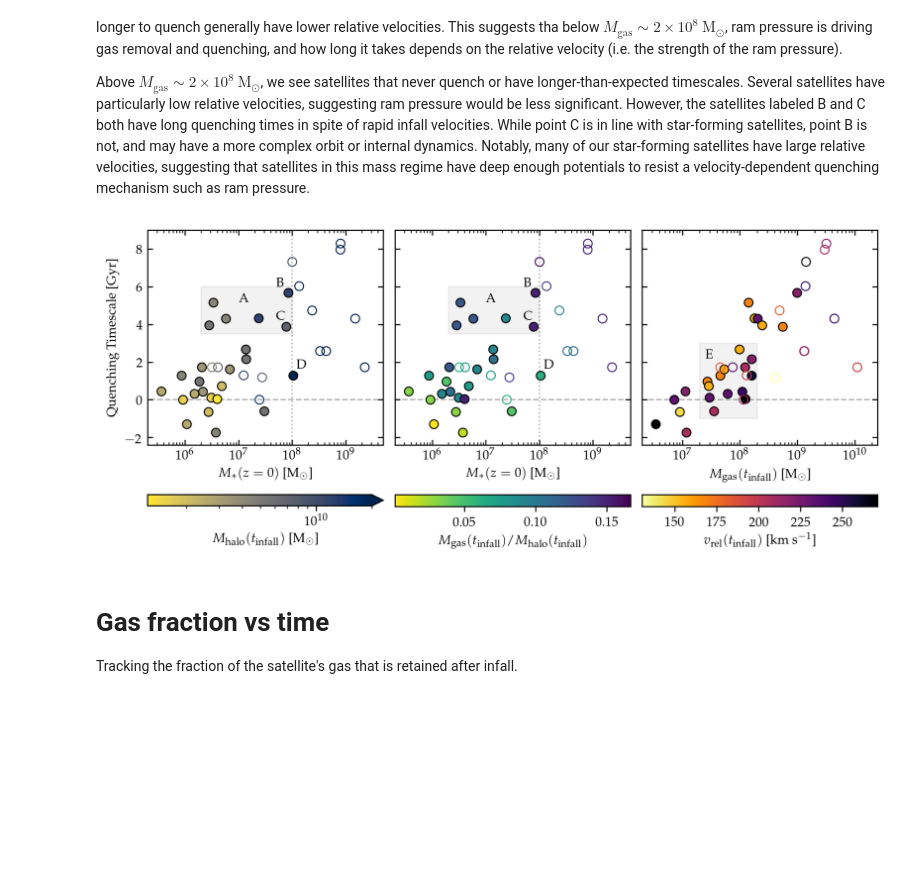
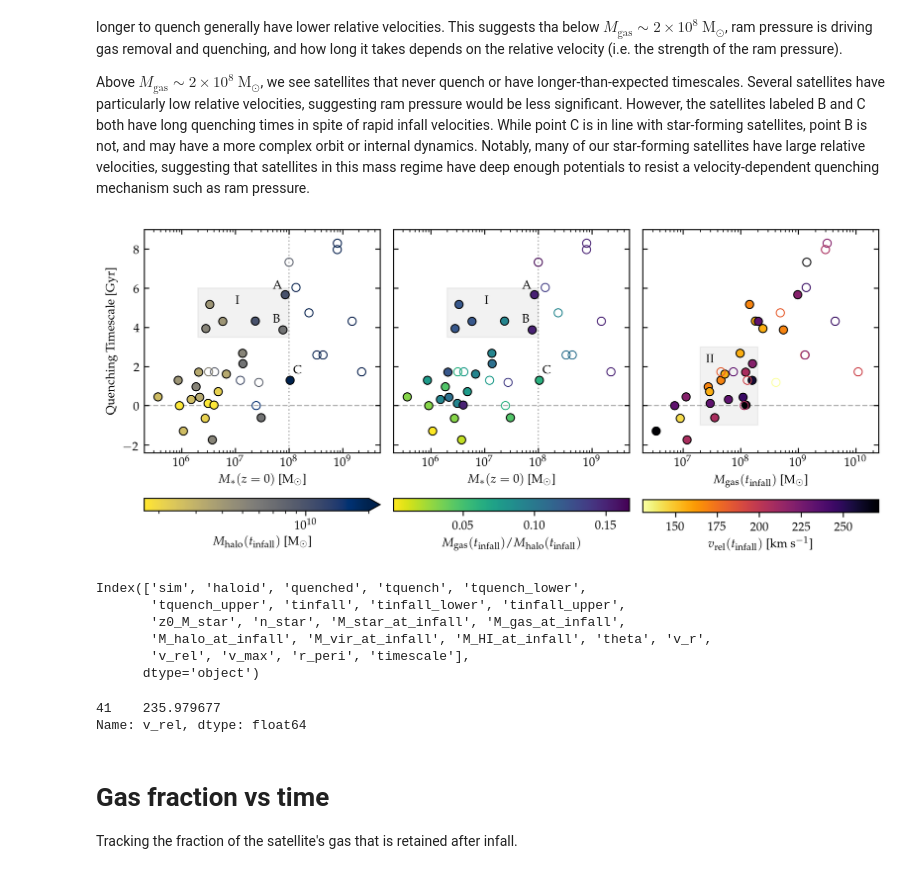
Before and after one commit to hollisakins/Justice_League_Code, a Jupyter notebook: Analysis/QuenchingTimescales/SFR_Quenching_Times.ipynb, the cells around one changed output. Saved outputs shown, nothing was run; the diff lists cells and outputs as text; code cells hidden in the pictures; blank space fills up the shorter version.

```diff
--- a/Analysis/QuenchingTimescales/SFR_Quenching_Times.ipynb
+++ b/Analysis/QuenchingTimescales/SFR_Quenching_Times.ipynb
@@ -449,0 +442,11 @@ plt.show()
+# %%
+t_data = read_timesteps(sim)
+sfr = np.array(t_data[t_data.z0haloid==haloid].sfr.tolist())
+ms = np.array(t_data[t_data.z0haloid==haloid].mstar.tolist())
+h1d = np.array(t_data[t_data.z0haloid==haloid].h1dist.tolist())
+t = np.array(t_data[t_data.z0haloid==haloid].t.tolist())
+plt.plot(t,np.log10(sfr/ms))
+plt.show()
+
+plt.plot(t,np.log10(h1d))
+plt.show()
@@ -927,8 +941,9 @@ data = q.append(sf)
 
 
 
-fig, ax = plt.subplots(1,3, figsize=(9,3.93),dpi=300, sharey=True)
-pad = 0.16
+fig, ax = plt.subplots(1,3, figsize=(8,3.4),dpi=300, sharey=True, constrained_layout=True)
+pad = 0.01
+aspect = 8
 
 quenched = np.array(data.quenched,dtype=bool)
 mstar = np.array(data.z0_M_star,dtype=float)
@@ -946,7 +961,7 @@ gas_frac = M_gas_at_infall/M_halo_at_infall
 
 cmap_name = 'cividis_r'
 cmap = mpl.cm.get_cmap(cmap_name, 12)
-max_Mhalo, min_Mhalo = 2e10, np.min(M_halo_at_infall)
+max_Mhalo, min_Mhalo = 2e10, 1.7e9
 
 for q, ms, t, mh in zip(quenched, z0_M_star, timescale, M_halo_at_infall):
     color = cmap((np.log10(mh) - np.log10(min_Mhalo))/(np.log10(max_Mhalo) - np.log10(min_Mhalo)))
@@ -957,7 +972,7 @@ for q, ms, t, mh in zip(quenched, z0_M_star, timescale, M_halo_at_infall):
         #ax[0].errorbar(sf.z0_M_star, sf.tinfall, fmt='none',yerr=0.3, lolims=True, zorder=1, ecolor='k')
 
 fig.colorbar(mpl.cm.ScalarMappable(norm=mpl.colors.LogNorm(vmin=min_Mhalo, vmax=max_Mhalo), cmap=cmap_name), ax=ax[0],
-             label=r'$M_{\mathrm{halo}}(t_{\mathrm{infall}})$ [$\mathrm{M}_\odot$]', orientation='horizontal', pad=pad, extend='max')
+             label=r'$M_{\mathrm{halo}}(t_{\mathrm{infall}})$ [$\mathrm{M}_\odot$]', orientation='horizontal', pad=pad, extend='max', aspect=aspect)
 # fig.colorbar(im0, ax=ax[0], label=r'$M_{\mathrm{gas}}(t_{\mathrm{infall}})$ [$\mathrm{M}_\odot$]', orientation='horizontal', pad=0.15)
 
 
@@ -976,7 +991,7 @@ for q, ms, t, gf in zip(quenched, z0_M_star, timescale, gas_frac):
         #ax[0].errorbar(sf.z0_M_star, sf.tinfall, fmt='none',yerr=0.3, lolims=True, zorder=1, ecolor='k')
 
 fig.colorbar(mpl.cm.ScalarMappable(norm=mpl.colors.Normalize(vmin=min_gasfrac, vmax=max_gasfrac), cmap=cmap_name), ax=ax[1],
-             label=r'$M_{\mathrm{gas}}(t_{\mathrm{infall}})/M_{\mathrm{halo}}(t_{\mathrm{infall}})$', orientation='horizontal', pad=pad)
+             label=r'$M_{\mathrm{gas}}(t_{\mathrm{infall}})/M_{\mathrm{halo}}(t_{\mathrm{infall}})$', orientation='horizontal', pad=pad, aspect=aspect)
 # fig.colorbar(im0, ax=ax[0], label=r'$M_{\mathrm{gas}}(t_{\mathrm{infall}})$ [$\mathrm{M}_\odot$]', orientation='horizontal', pad=0.15)
 
 
@@ -993,7 +1008,7 @@ for q, mg, t, vr in zip(quenched, M_gas_at_infall, timescale, v_rel):
         #ax[0].errorbar(sf.z0_M_star, sf.tinfall, fmt='none',yerr=0.3, lolims=True, zorder=1, ecolor='k')
 
 fig.colorbar(mpl.cm.ScalarMappable(norm=mpl.colors.Normalize(vmin=min_v, vmax=max_v), cmap=cmap_name), ax=ax[2],
-             label=r'$v_{\mathrm{rel}}(t_{\mathrm{infall}})$ [$\mathrm{km}~\mathrm{s}^{-1}$]', orientation='horizontal', pad=pad)
+             label=r'$v_{\mathrm{rel}}(t_{\mathrm{infall}})$ [$\mathrm{km}~\mathrm{s}^{-1}$]', orientation='horizontal', pad=pad, aspect=aspect)
 
 
 
@@ -1007,45 +1022,62 @@ for axis in ax:
 
 ax[0].set_ylabel('Quenching Timescale [Gyr]')
 ax[0].set_xlabel('$M_{*}(z=0)$ [$\mathrm{M}_\odot$]')
 ax[0].set_xlim(2e5, 5e9)
 ax[0].plot([1e8,1e8],[-3, 9], 'k:', alpha=0.3, zorder=0, linewidth=1)
 
 ax[1].set_xlabel('$M_{*}(z=0)$ [$\mathrm{M}_\odot$]')
 ax[1].set_xlim(2e5, 5e9)
 ax[1].plot([1e8,1e8],[-3, 9], 'k:', alpha=0.3, zorder=0, linewidth=1)
 
 
 ax[2].set_xlabel('$M_{\mathrm{gas}}(t_{\mathrm{infall}})$ [$\mathrm{M}_\odot$]')
 ax[2].set_xlim(2e6, 2.5e10)
 
 
 
 
 ax[0].fill_between([2e6,1e8],[3.5,3.5],[6,6],ec='k', fc='k',alpha=0.05, zorder=-3)
-ax[0].annotate('A',(1e7,5.2))
+ax[0].annotate('I',(1e7,5.2))
 
 ax[1].fill_between([2e6,1e8],[3.5,3.5],[6,6],ec='k', fc='k',alpha=0.05, zorder=-3)
-ax[1].annotate('A',(1e7,5.2))
+ax[1].annotate('I',(1e7,5.2))
 
-ax[0].annotate('B',(5e7,6))
-ax[0].annotate('C',(5e7,4.25))
+ax[0].annotate('A',(5e7,6))
+ax[0].annotate('B',(5e7,4.25))
 
-ax[1].annotate('B',(5e7,6))
-ax[1].annotate('C',(5e7,4.25))
+ax[1].annotate('A',(5e7,6))
+ax[1].annotate('B',(5e7,4.25))
 
 
-ax[0].annotate('D',(1.2e8,1.65))
-ax[1].annotate('D',(1.2e8,1.65))
+ax[0].annotate('C',(1.2e8,1.65))
+ax[1].annotate('C',(1.2e8,1.65))
 
 ax[2].fill_between([2e7,2e8],[-1,-1],[3,3],ec='k', fc='k',alpha=0.05, zorder=-3)
-ax[2].annotate('E',(2.5e7,2.2))
+ax[2].annotate('II',(2.5e7,2.2))
 
-plt.subplots_adjust(wspace=.05)
+#plt.subplots_adjust(wspace=.05, left=0.01, right=0.98, bottom=0.01, top=0.98)
 
-plt.savefig('timescale_halomass_gasmass_vrel.png',dpi=300)
+plt.savefig('timescale_halomass_gasmass_vrel.pdf',dpi=300)
 plt.show()
 # %% [output]
-[figure, old version]
+[figure, new version]
+# %%
+data = read_infall_properties()
+data.keys()
+# %% [output]
+Index(['sim', 'haloid', 'quenched', 'tquench', 'tquench_lower',
+       'tquench_upper', 'tinfall', 'tinfall_lower', 'tinfall_upper',
+       'z0_M_star', 'n_star', 'M_star_at_infall', 'M_gas_at_infall',
+       'M_halo_at_infall', 'M_vir_at_infall', 'M_HI_at_infall', 'theta', 'v_r',
+       'v_rel', 'v_max', 'r_peri', 'timescale'],
+      dtype='object')
+# %%
+data[(M_gas_at_infall > 1e8)&(v_rel > 200)&(M_gas_at_infall < 7e8)&(timescale > 3)][['haloid','sim']]
+
+data[(data.haloid==37)&(data.sim=='h148')].v_rel
+# %% [output]
+41    235.979677
+Name: v_rel, dtype: float64
 # %% [markdown]
 # Gas fraction vs time
 
```
Also changed, not shown: parts of 8 cells of this notebook, 18 other files.
